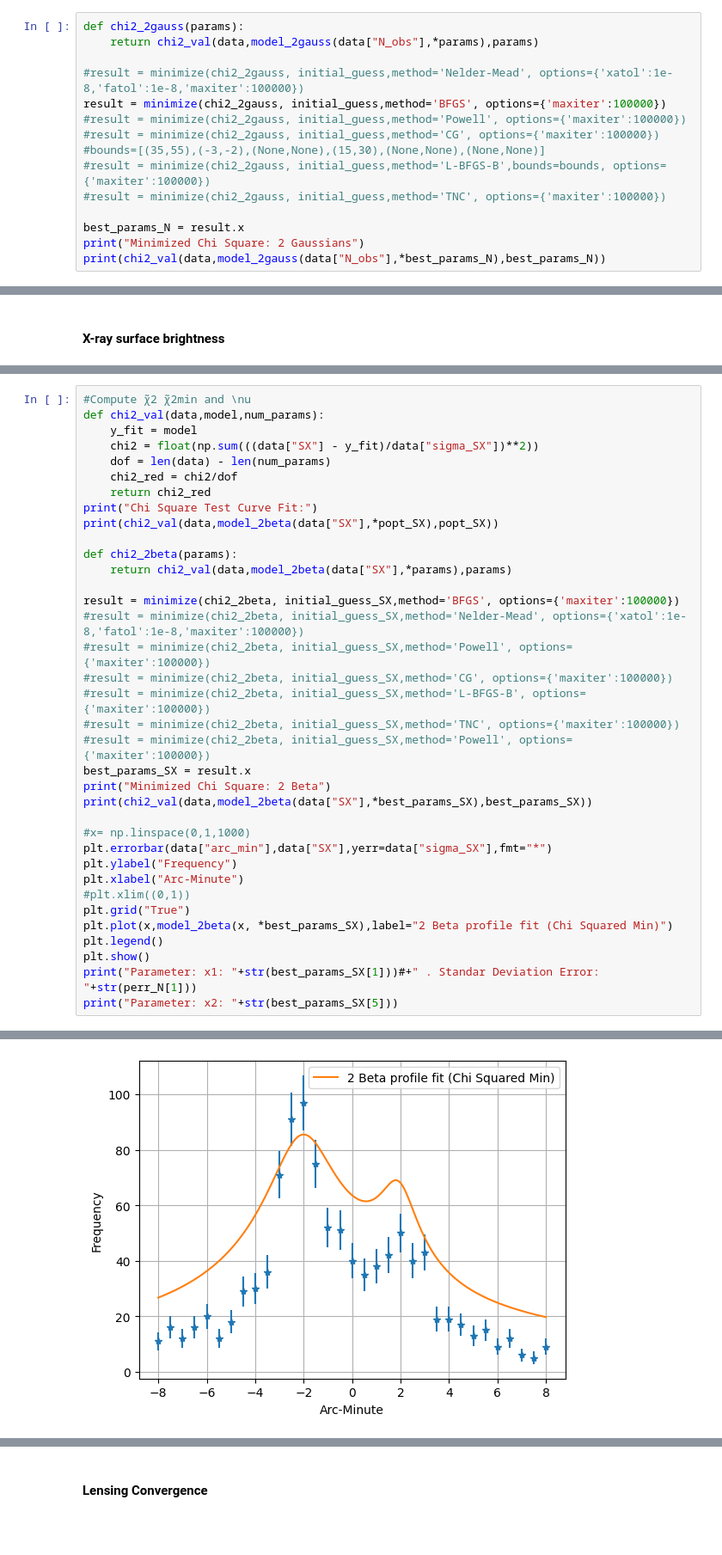
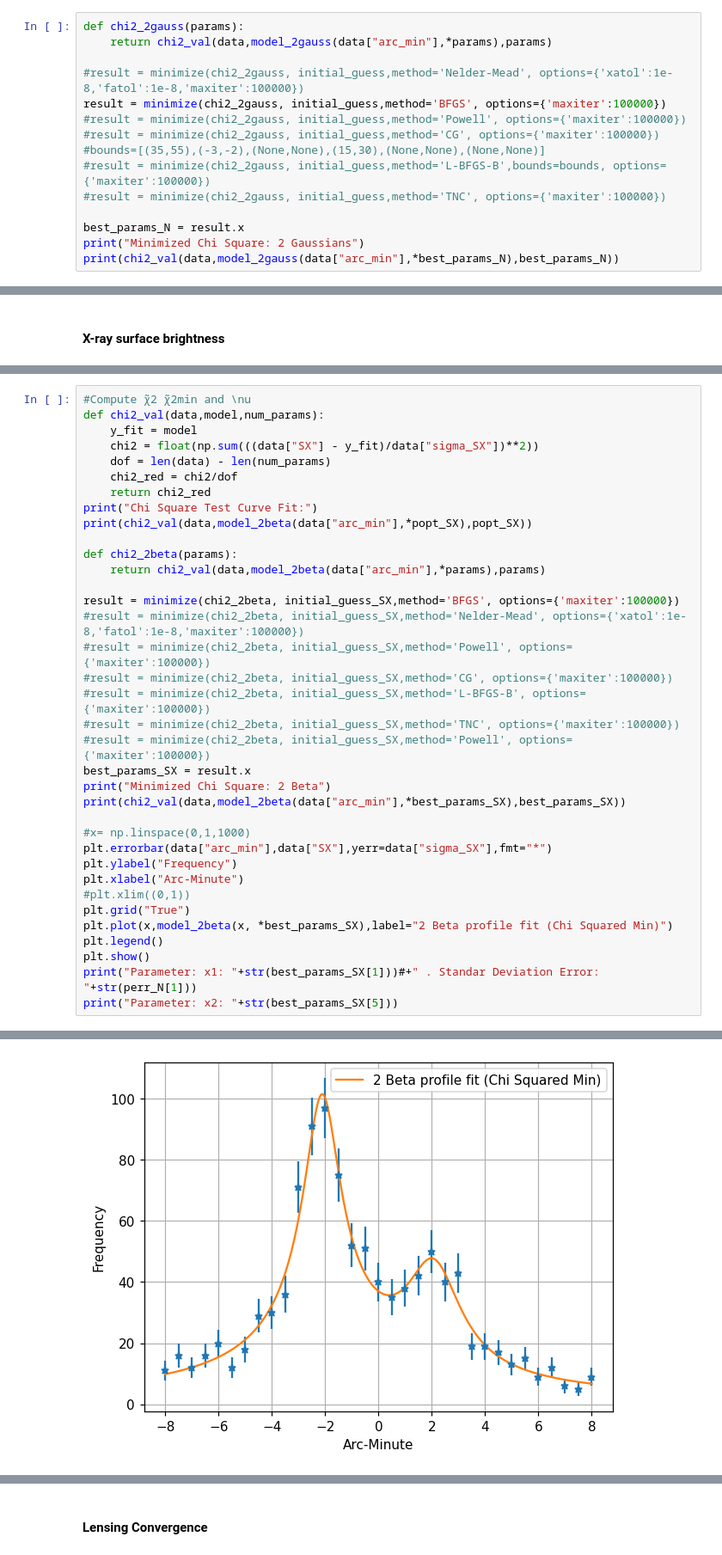
Before and after one commit to jdgv1709/Statistical-Analysis-of-the-Bullet-Cluster-Statistics-1-Course, a Jupyter notebook: Final Exam.ipynb, the cells around one changed output, grey strips where cells are left out. Shown at 86% size. Drawn from its saved outputs; the diff is of its cells as text; blank space fills up the shorter version.

```diff
--- a/Final Exam.ipynb
+++ b/Final Exam.ipynb
@@ -280,6 +278,6 @@ print(chi2_val(data,model_2gauss(data["N_obs"],*popt_N),popt_N))
 # %%
 def chi2_2gauss(params):
-    return chi2_val(data,model_2gauss(data["N_obs"],*params),params)
+    return chi2_val(data,model_2gauss(data["arc_min"],*params),params)
 
 #result = minimize(chi2_2gauss, initial_guess,method='Nelder-Mead', options={'xatol':1e-8,'fatol':1e-8,'maxiter':100000})
 result = minimize(chi2_2gauss, initial_guess,method='BFGS', options={'maxiter':100000})
@@ -291,6 +289,6 @@ result = minimize(chi2_2gauss, initial_guess,method='BFGS', options={'maxiter':1
 
 best_params_N = result.x
 print("Minimized Chi Square: 2 Gaussians")
-print(chi2_val(data,model_2gauss(data["N_obs"],*best_params_N),best_params_N))
+print(chi2_val(data,model_2gauss(data["arc_min"],*best_params_N),best_params_N))
 # %% [output]
 Minimized Chi Square: 2 Gaussians
@@ -417,10 +415,10 @@ def chi2_val(data,model,num_params):
     chi2_red = chi2/dof
     return chi2_red
 print("Chi Square Test Curve Fit:")
-print(chi2_val(data,model_2beta(data["SX"],*popt_SX),popt_SX))
+print(chi2_val(data,model_2beta(data["arc_min"],*popt_SX),popt_SX))
 
 def chi2_2beta(params):
-    return chi2_val(data,model_2beta(data["SX"],*params),params)
+    return chi2_val(data,model_2beta(data["arc_min"],*params),params)
 
 result = minimize(chi2_2beta, initial_guess_SX,method='BFGS', options={'maxiter':100000})
 #result = minimize(chi2_2beta, initial_guess_SX,method='Nelder-Mead', options={'xatol':1e-8,'fatol':1e-8,'maxiter':100000})
@@ -431,7 +429,7 @@ result = minimize(chi2_2beta, initial_guess_SX,method='BFGS', options={'maxiter'
 #result = minimize(chi2_2beta, initial_guess_SX,method='Powell', options={'maxiter':100000})
 best_params_SX = result.x
 print("Minimized Chi Square: 2 Beta")
-print(chi2_val(data,model_2beta(data["SX"],*best_params_SX),best_params_SX))
+print(chi2_val(data,model_2beta(data["arc_min"],*best_params_SX),best_params_SX))
 
 #x= np.linspace(0,1,1000)
 plt.errorbar(data["arc_min"],data["SX"],yerr=data["sigma_SX"],fmt="*")
@@ -452 +452 @@ Minimized Chi Square: 2 Beta
-[figure, old version]
+[figure, new version]
```
Also changed, not shown: parts of 28 cells of this notebook.
